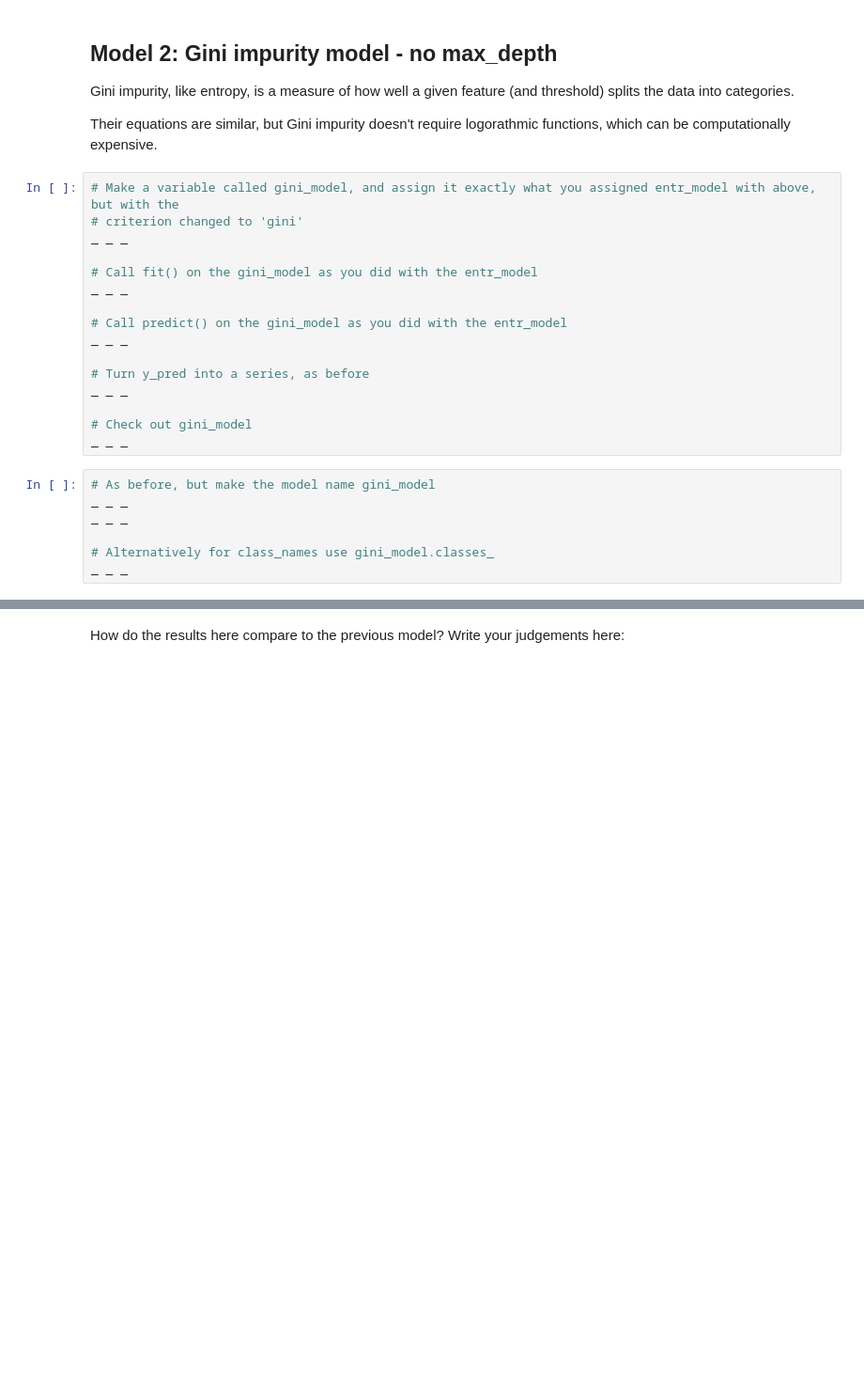
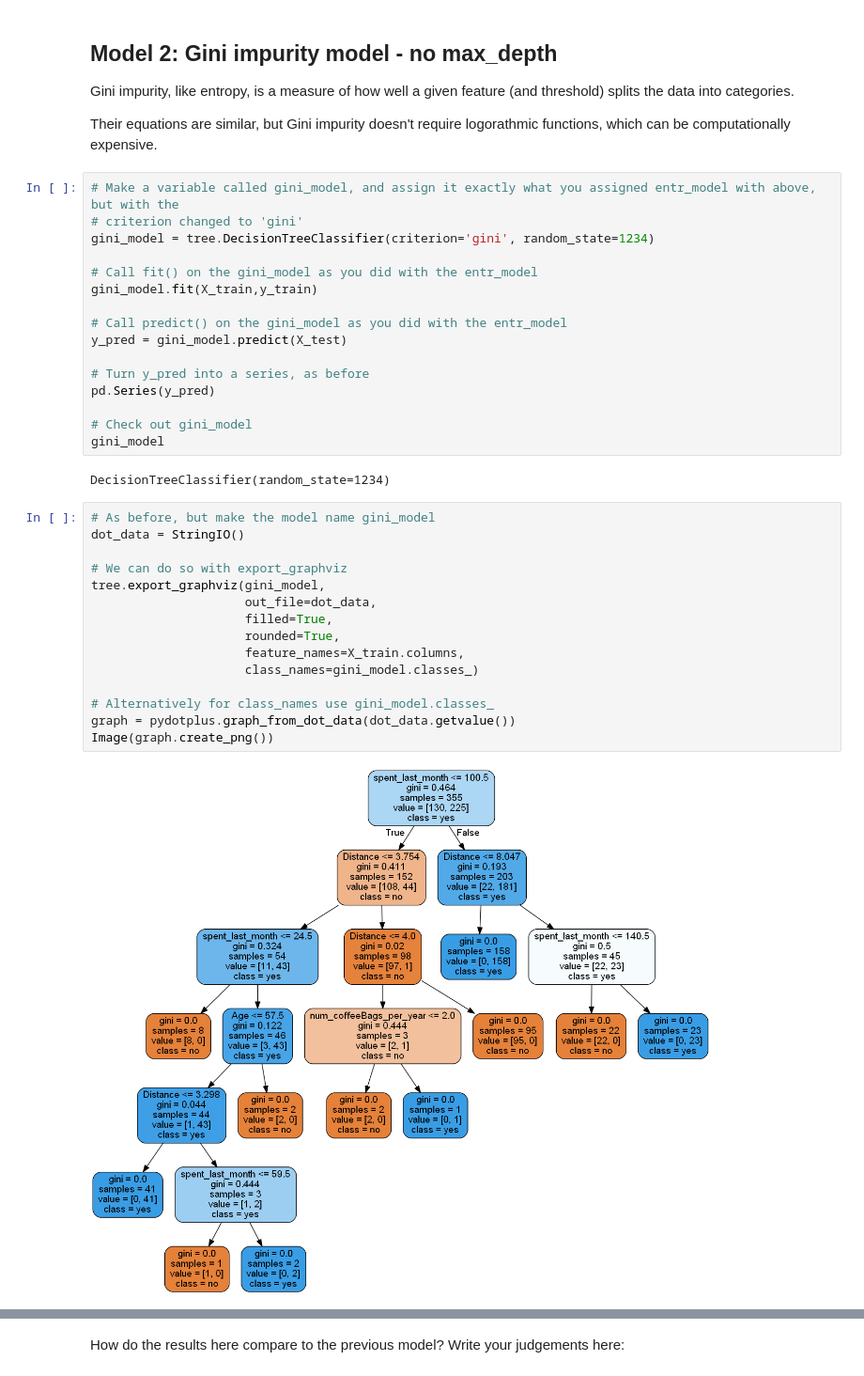
Before and after one commit to yepterence/Springboard-case-studies, a Jupyter notebook: Springboard Decision Tree Specialty Coffee Case Study - Tier 3.ipynb, the cells around one changed output, grey strips where cells are left out. Shown: that part at 94% size. Cells and saved outputs as stored; diff of their text form; blank space fills up the shorter version.

```diff
--- a/Springboard Decision Tree Specialty Coffee Case Study - Tier 3.ipynb
+++ b/Springboard Decision Tree Specialty Coffee Case Study - Tier 3.ipynb
@@ -434,26 +444,38 @@ Their equations are similar, but Gini impurity doesn't require logorathmic funct
 # %%
 # Make a variable called gini_model, and assign it exactly what you assigned entr_model with above, but with the
 # criterion changed to 'gini'
-_ _ _
+gini_model = tree.DecisionTreeClassifier(criterion='gini', random_state=1234)
 
 # Call fit() on the gini_model as you did with the entr_model
-_ _ _
+gini_model.fit(X_train,y_train)
 
 # Call predict() on the gini_model as you did with the entr_model
-_ _ _
+y_pred = gini_model.predict(X_test)
 
 # Turn y_pred into a series, as before
-_ _ _
+pd.Series(y_pred)
 
 # Check out gini_model
-_ _ _
+gini_model
+# %% [output]
+DecisionTreeClassifier(random_state=1234)
-# %%
-# As before, but make the model name gini_model
-_ _ _
-_ _ _
-
-# Alternatively for class_names use gini_model.classes_
-_ _ _
+# %%
+# As before, but make the model name gini_model
+dot_data = StringIO()
+
+# We can do so with export_graphviz
+tree.export_graphviz(gini_model,
+                     out_file=dot_data,
+                     filled=True,
+                     rounded=True,
+                     feature_names=X_train.columns,
+                     class_names=gini_model.classes_)
+
+# Alternatively for class_names use gini_model.classes_
+graph = pydotplus.graph_from_dot_data(dot_data.getvalue())
+Image(graph.create_png())
+# %% [output]
+[figure, added]
 # %%
 # Run this block for model evaluation
 print("Model Gini impurity model")
```
Also changed, not shown: parts of 18 cells of this notebook.
